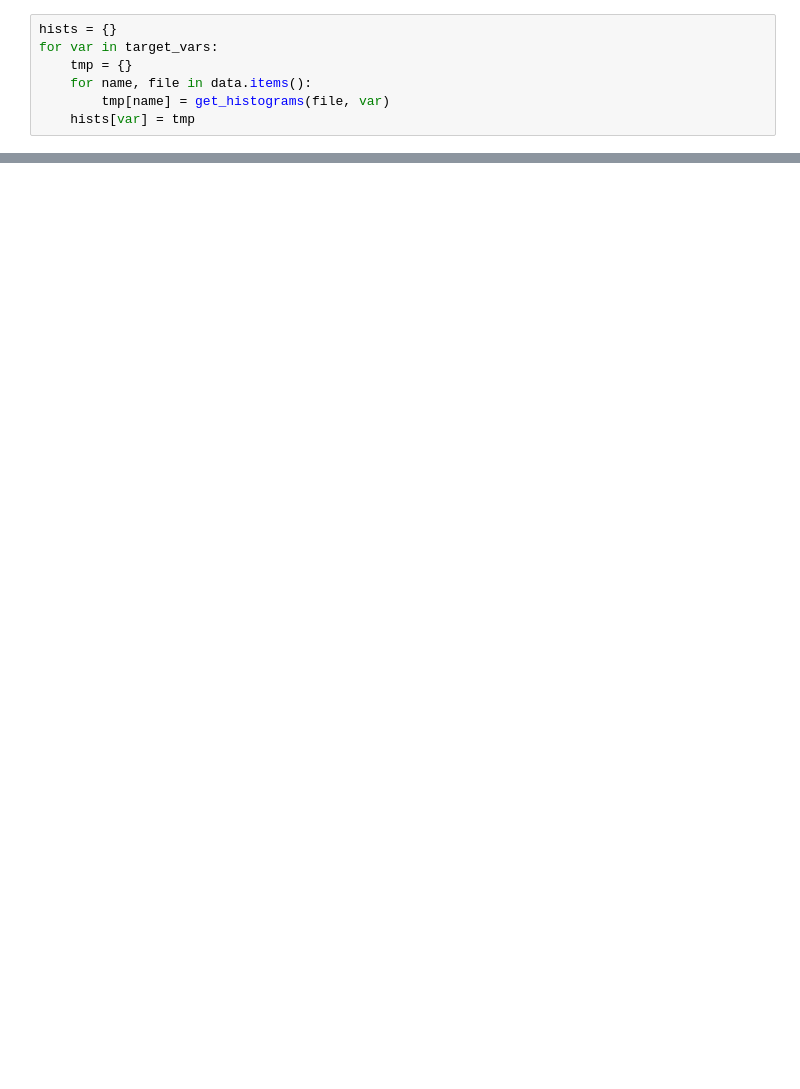
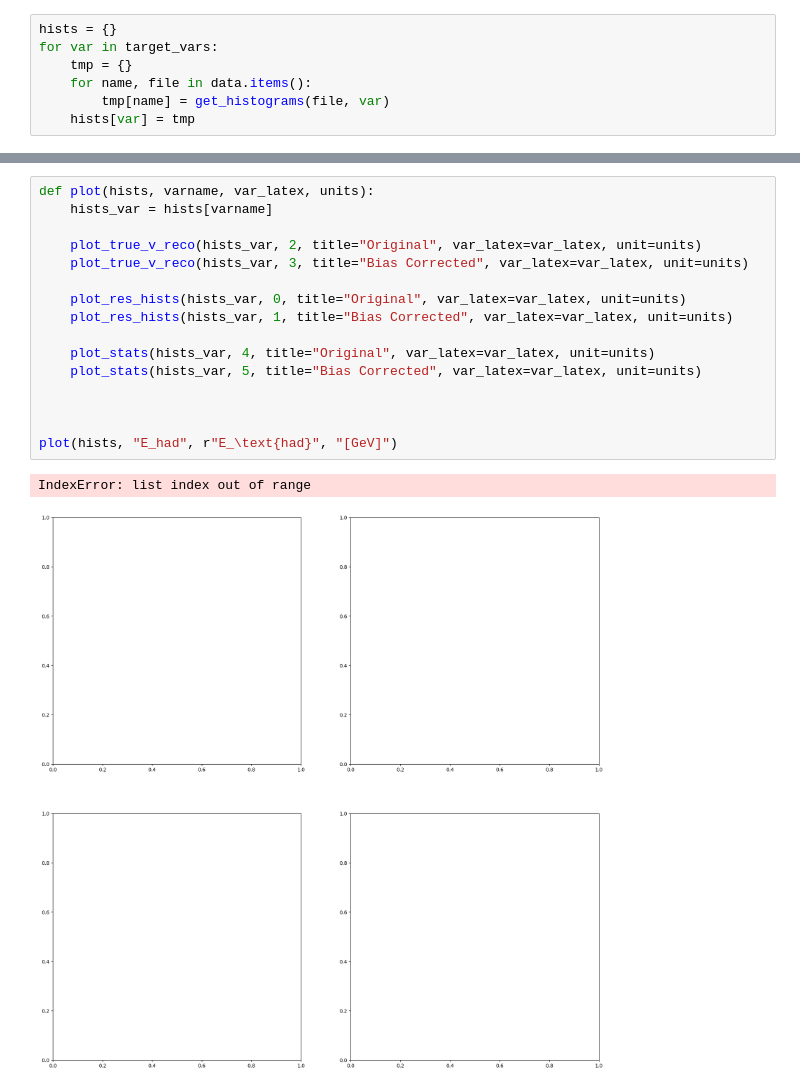
Before and after one commit to PinpointDetector/EnergyRegressor, a Jupyter notebook: notebooks/compare_runs.ipynb, the cells around one changed output, grey strips where cells are left out. Drawn from its saved outputs; the diff is of its cells as text; blank space fills up the shorter version.

```diff
--- a/notebooks/compare_runs.ipynb
+++ b/notebooks/compare_runs.ipynb
@@ -99,0 +141,19 @@ plot(hists, "Eta_lep", r"\eta_\ell", "")
+# %%
+def plot(hists, varname, var_latex, units):
+    hists_var = hists[varname]
+
+    plot_true_v_reco(hists_var, 2, title="Original", var_latex=var_latex, unit=units)
+    plot_true_v_reco(hists_var, 3, title="Bias Corrected", var_latex=var_latex, unit=units)
+
+    plot_res_hists(hists_var, 0, title="Original", var_latex=var_latex, unit=units)
+    plot_res_hists(hists_var, 1, title="Bias Corrected", var_latex=var_latex, unit=units)
+
+    plot_stats(hists_var, 4, title="Original", var_latex=var_latex, unit=units)
+    plot_stats(hists_var, 5, title="Bias Corrected", var_latex=var_latex, unit=units)
+
+
+
+plot(hists, "E_had", r"E_\text{had}", "[GeV]")
+# %% [output]
+IndexError: list index out of range
+[figure, added]
```
Also changed, not shown: parts of 10 cells of this notebook, 6 other files.
